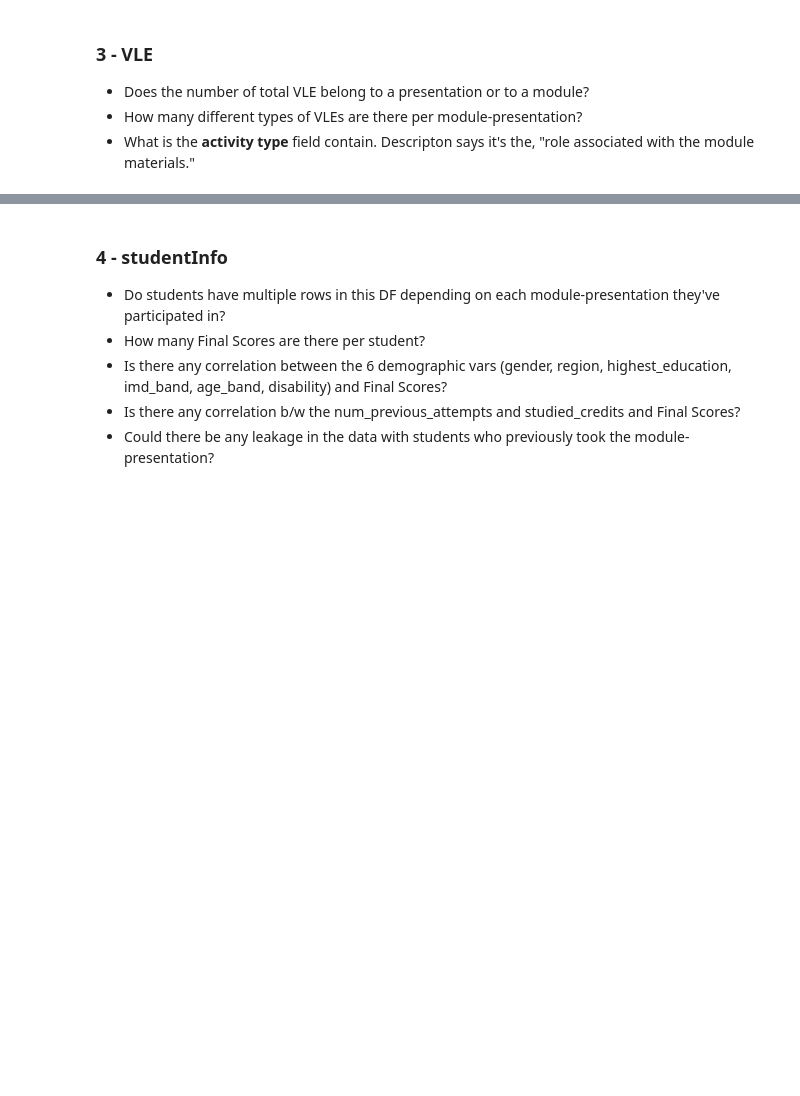
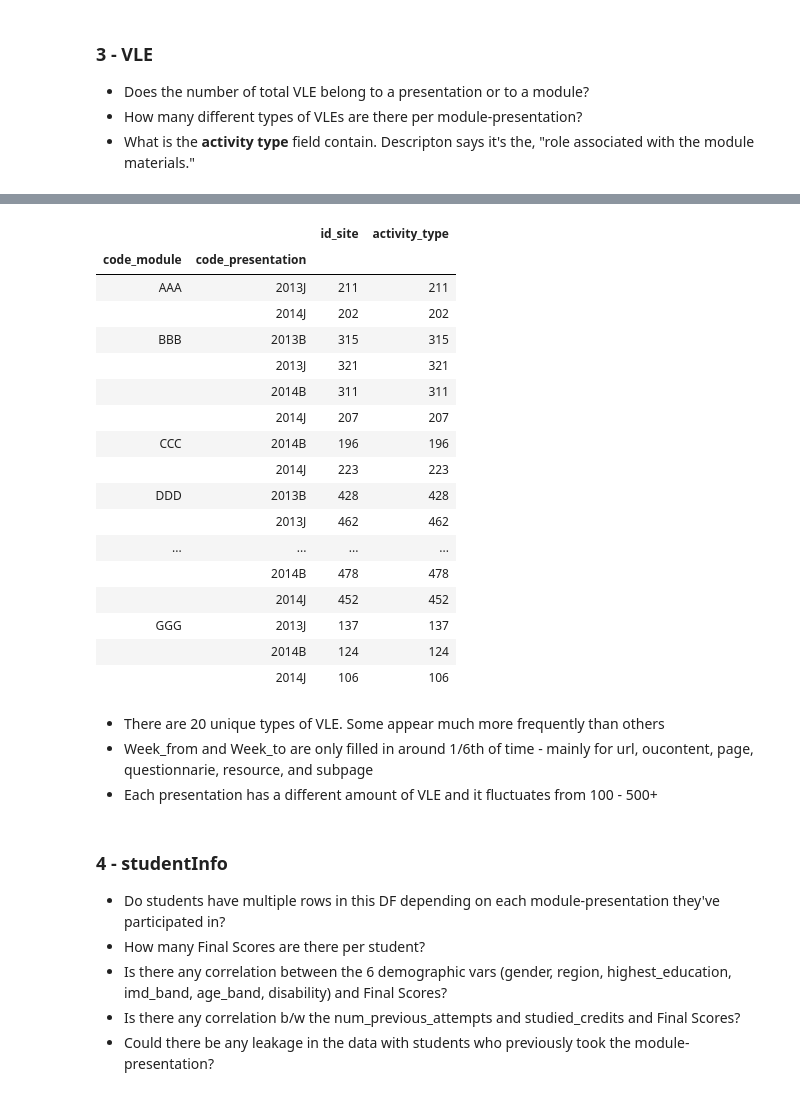
Before and after one commit to jdybuncio/predicting-virtual-learning-outcomes, a Jupyter notebook: Exploration.ipynb, the cells around one changed output, grey strips where cells are left out. Saved outputs shown, nothing was run; the diff lists cells and outputs as text; code cells hidden in the pictures; blank space fills up the shorter version.

```diff
--- a/Exploration.ipynb
+++ b/Exploration.ipynb
@@ -333,3 +413,28 @@ df_assessments[df_assessments.code_module == 'CCC']
+# %%
+df_vle.groupby(['code_module','code_presentation']).count()[['id_site','activity_type']]
+# %% [output]
+|  |  | id_site | activity_type |
+| code_module | code_presentation |  |  |
+| AAA | 2013J | 211 | 211 |
+|  | 2014J | 202 | 202 |
+| BBB | 2013B | 315 | 315 |
+|  | 2013J | 321 | 321 |
+|  | 2014B | 311 | 311 |
+|  | 2014J | 207 | 207 |
+| CCC | 2014B | 196 | 196 |
+|  | 2014J | 223 | 223 |
+| DDD | 2013B | 428 | 428 |
+|  | 2013J | 462 | 462 |
+| ... | ... | ... | ... |
+|  | 2014B | 478 | 478 |
+|  | 2014J | 452 | 452 |
+| GGG | 2013J | 137 | 137 |
+|  | 2014B | 124 | 124 |
+|  | 2014J | 106 | 106 |
+# %% [markdown]
+* There are 20 unique types of VLE. Some appear much more frequently than others
+* Week_from and Week_to are only filled in around 1/6th of time - mainly for url, oucontent, page, questionnarie, resource, and subpage
+* Each presentation has a different amount of VLE and it fluctuates from 100 - 500+
 # %% [markdown]
 ### 4 - studentInfo
 * Do students have multiple rows in this DF depending on each module-presentation they've participated in?
```
Also changed, not shown: parts of 12 cells of this notebook.
